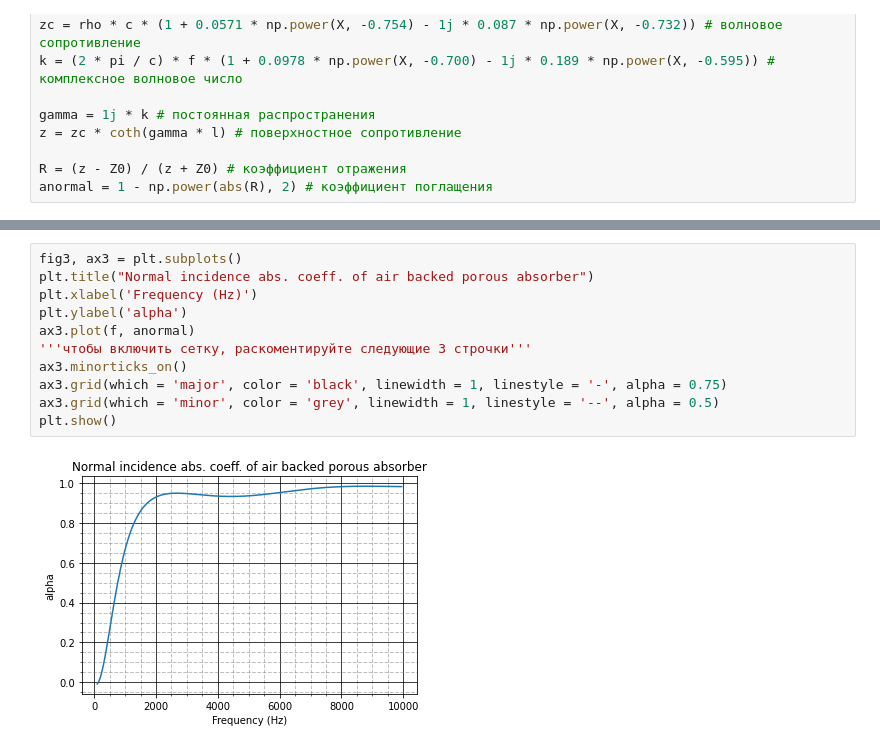
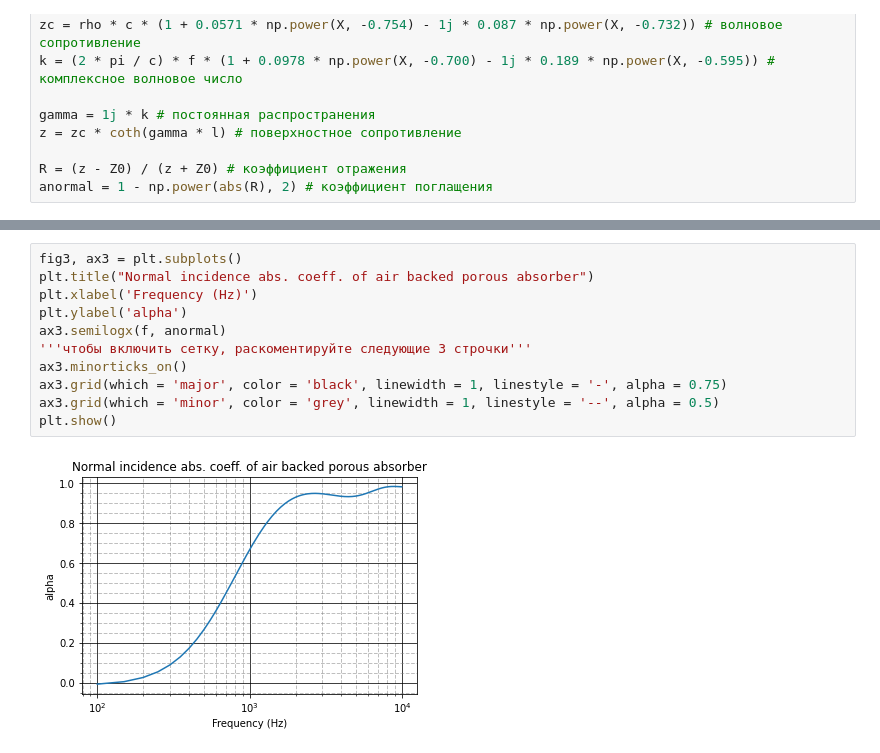
Before and after one commit to pavel-collab/Delany-and-Bazley, a Jupyter notebook: main.ipynb, the cells around one changed output, grey strips where cells are left out. Saved outputs shown, nothing was run; the diff lists cells and outputs as text.

```diff
--- a/main.ipynb
+++ b/main.ipynb
@@ -65,13 +65,13 @@ plt.show()
 # %%
 fig3, ax3 = plt.subplots()
 plt.title("Normal incidence abs. coeff. of air backed porous absorber")
 plt.xlabel('Frequency (Hz)')
 plt.ylabel('alpha')
-ax3.plot(f, anormal)
+ax3.semilogx(f, anormal)
 '''чтобы включить сетку, раскоментируйте следующие 3 строчки'''
 ax3.minorticks_on()
 ax3.grid(which = 'major', color = 'black', linewidth = 1, linestyle = '-', alpha = 0.75)
 ax3.grid(which = 'minor', color = 'grey', linewidth = 1, linestyle = '--', alpha = 0.5)
 plt.show()
 # %% [output]
-[figure, old version]
+[figure, new version]
```
Also changed, not shown: parts of 2 cells of this notebook, 2 other files.
